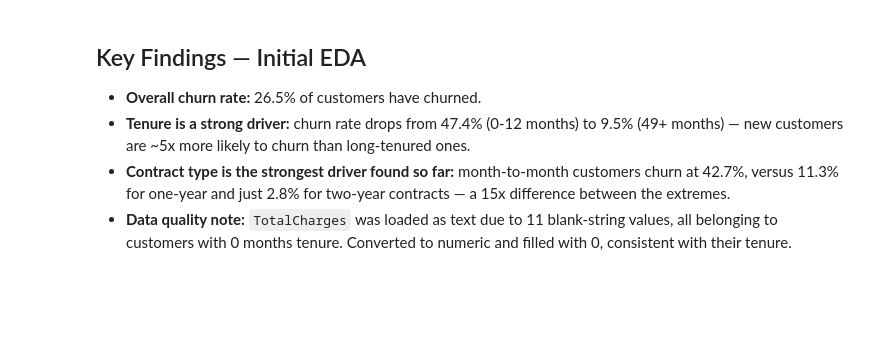
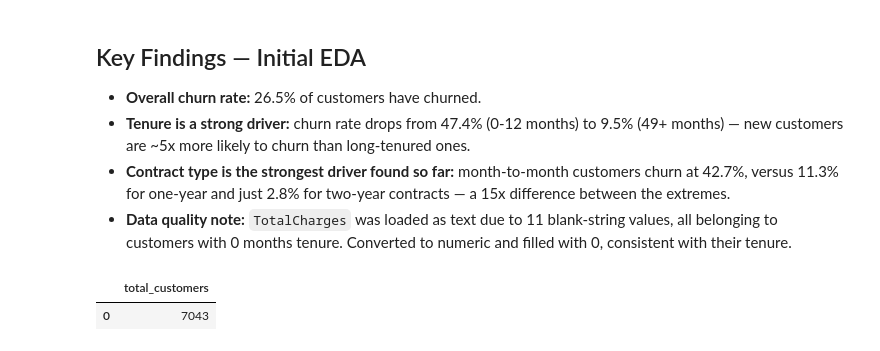
Before and after one commit to drikshathakur786/churnlens-customer-retention-analytics, a Jupyter notebook: python/01_eda.ipynb, the cells around one changed output. Saved outputs shown, nothing was run; the diff lists cells and outputs as text; code cells hidden in the pictures; blank space fills up the shorter version.

```diff
--- a/python/01_eda.ipynb
+++ b/python/01_eda.ipynb
@@ -185,3 +185,11 @@ import sqlite3
 conn = sqlite3.connect('../data/processed/churnlens.db')
 df.to_sql('customers', conn, if_exists='replace', index=False)
 conn.close()
+# %%
+conn = sqlite3.connect('../data/processed/churnlens.db')
+
+test_query = "SELECT COUNT(*) AS total_customers FROM customers"
+pd.read_sql(test_query, conn)
+# %% [output]
+|  | total_customers |
+| 0 | 7043 |
```
Also changed, not shown: parts of 1 cell of this notebook, 1 other file.
